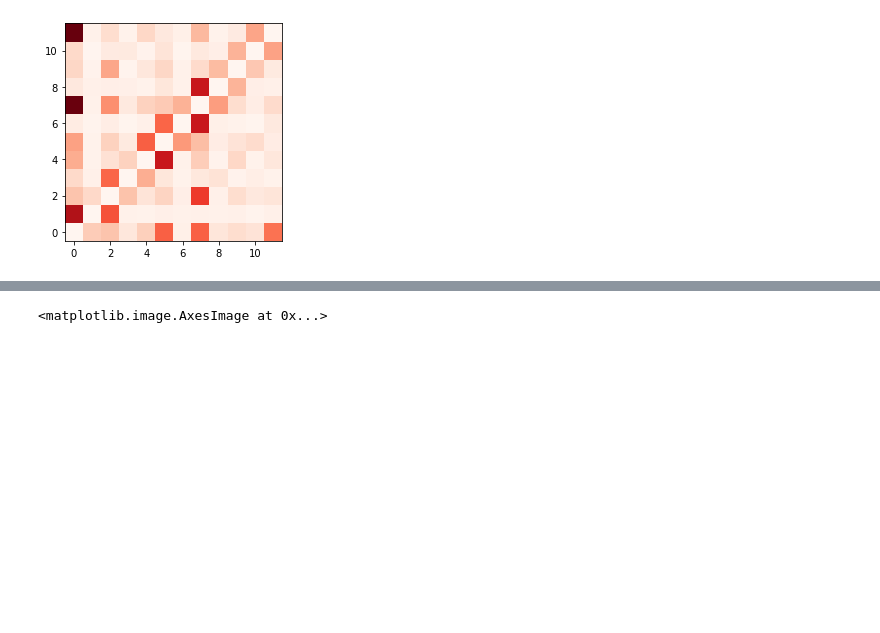
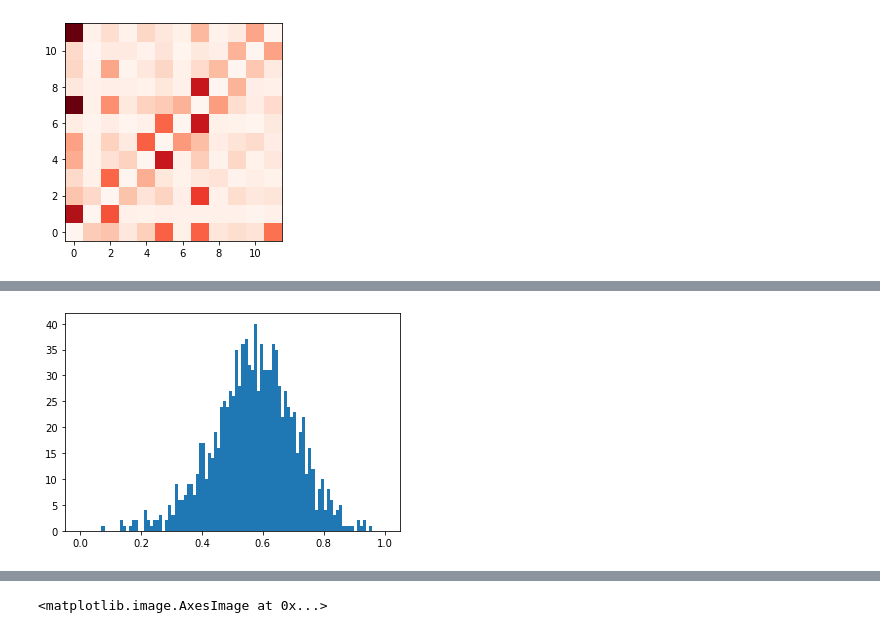
Before and after one commit to jpivarski-talks/2021-02-09-propose-scipy2021-tutorial, a Jupyter notebook: prep/million-song.ipynb, the cells around one changed output, grey strips where cells are left out. Saved outputs shown, nothing was run; the diff lists cells and outputs as text; code cells hidden in the pictures; blank space fills up the shorter version.

```diff
--- a/prep/million-song.ipynb
+++ b/prep/million-song.ipynb
@@ -484,0 +516,4 @@ ax.set_aspect(1)
+# %%
+plt.hist(ak.mean(ak.mean(shifted_pitches[:, :, ionian], axis=-1) > ak.mean(shifted_pitches[:, :, ~ionian], axis=-1), axis=-1)[is_minor], bins=100, range=(0, 1));
+# %% [output]
+[figure, added]
```
Also changed, not shown: parts of 9 cells of this notebook.
